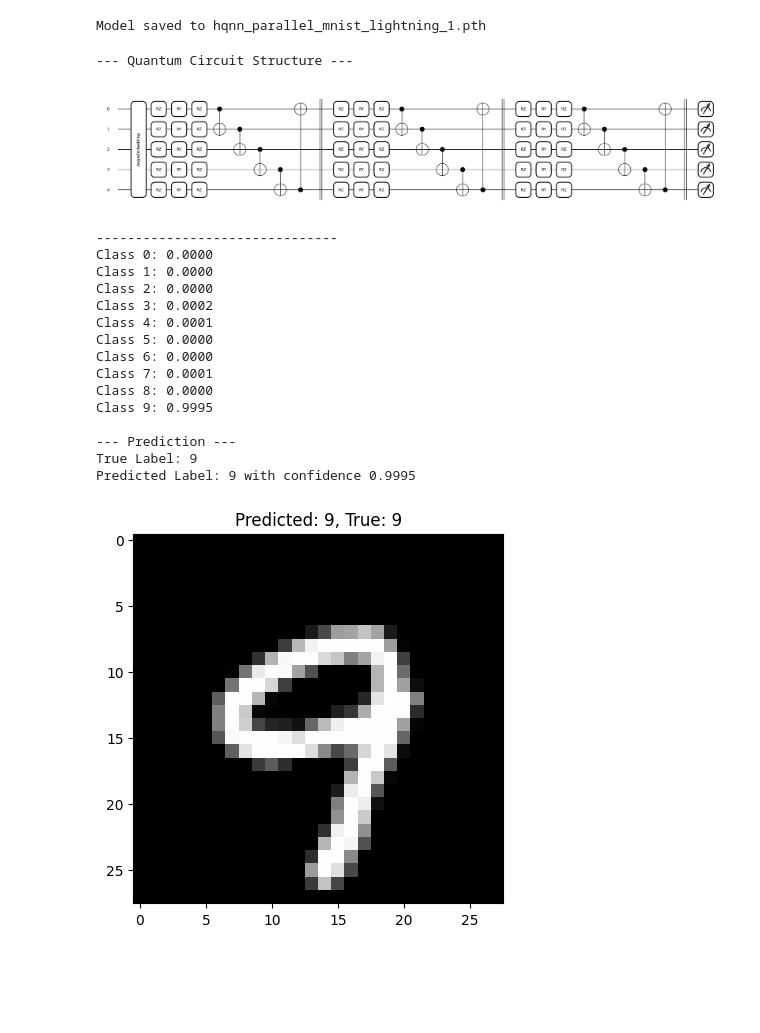
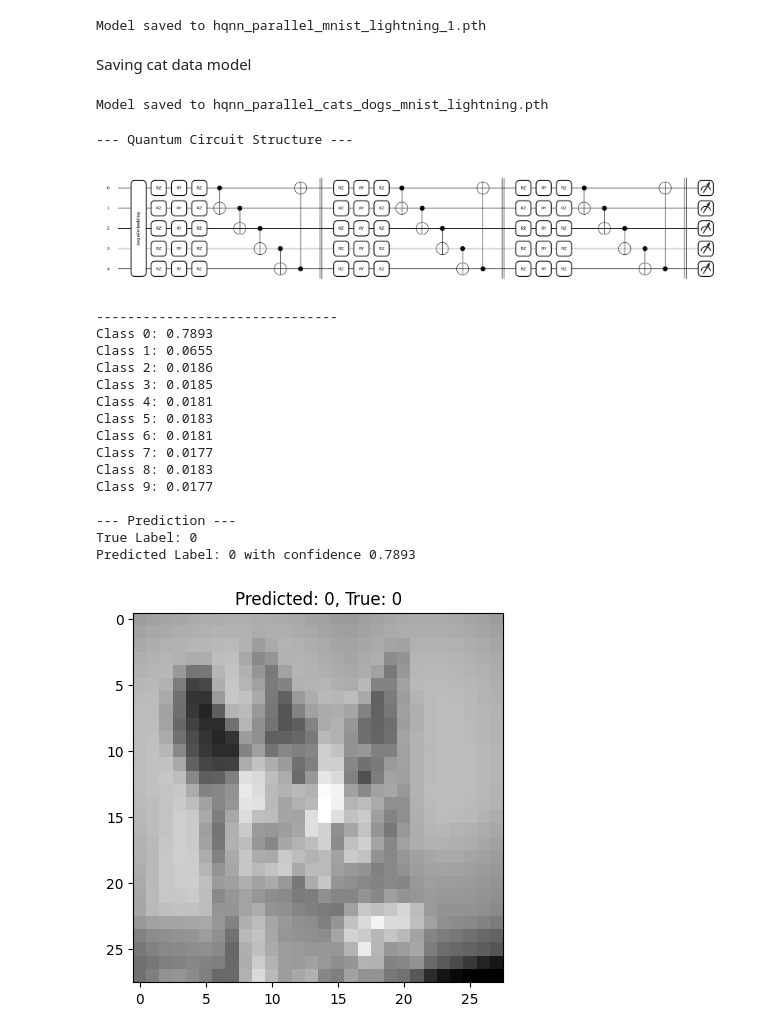
Before and after one commit to pk-2004/quantum-classification, a Jupyter notebook: HQNN/HQNN-Parallel-local.ipynb, the cells around one changed output. Saved outputs shown, nothing was run; the diff lists cells and outputs as text; code cells hidden in the pictures; blank space fills up the shorter version.

Commit message:
attempt to use cat and dog dataset

```diff
--- a/HQNN/HQNN-Parallel-local.ipynb
+++ b/HQNN/HQNN-Parallel-local.ipynb
@@ -648,0 +706,29 @@ Finished Training
+# %%
+transform = transforms.Compose([
+    transforms.Grayscale(num_output_channels=1),  # Force grayscale
+    transforms.Resize((28, 28)),                  # Resize to MNIST dimensions
+    transforms.ToTensor(),                        # Convert to tensor
+])
+catdog_dataset = datasets.ImageFolder(
+    root="./data/cats_dogs_mnist",  # or the correct absolute path
+    transform=transform
+)
+hqnn_model = HQNNParallel(
+    n_circuits = c,
+    n_qubits = q,
+    depth = depth,
+    device = 'lightning.qubit'
+)
+
+# Optional: stratified train/test split
+from torch.utils.data import random_split
+train_size = int(0.8 * len(catdog_dataset))
+test_size = len(catdog_dataset) - train_size
+train_dataset, test_dataset = random_split(catdog_dataset, [train_size, test_size])
+
+dataset_portion = 0.1
+
+train_dataset = torch.utils.data.Subset(train_dataset, range(int(len(train_dataset) * dataset_portion)))
+test_dataset = torch.utils.data.Subset(test_dataset, range(int(len(test_dataset) * dataset_portion)))
+
+trained_model = train_model(hqnn_model, train_dataset, test_dataset, epochs=5, batch_size=64, plot=True)
@@ -663,6 +795,25 @@ while os.path.exists(filename):
 print(f"Model saved to {filename}")
 # %% [output]
 Model saved to hqnn_parallel_mnist_lightning_1.pth
+# %% [markdown]
+Saving cat data model
+# %%
+import os
+
+# Find a unique filename to avoid overwriting existing models
+base = 'hqnn_parallel_cats_dogs_mnist_lightning'
+ext = '.pth'
+filename = base + ext
+counter = 1
+while os.path.exists(filename):
+    filename = f"{base}_{counter}{ext}"
+    counter += 1
+
+# Save the model to a unique file
+torch.save(trained_model.state_dict(), filename)
+print(f"Model saved to {filename}")
+# %% [output]
+Model saved to hqnn_parallel_cats_dogs_mnist_lightning.pth
 # %%
 def load_model(filepath):
     state_dict = torch.load(filepath)
@@ -680,39 +831,39 @@ def load_model(filepath):
 # %%
 import random
 
 # 4. Test prediction on a single image
 # Load the model from file
-model_from_path = load_model('hqnn_parallel_mnist_lightning.pth')
+model_from_path = load_model('hqnn_parallel_cats_dogs_mnist_lightning.pth')
 
 # Select a random image from the test dataset
 random_idx = random.randint(0, len(test_dataset) - 1)
 img, label = test_dataset[random_idx]
 img_batch = img.unsqueeze(0)  # Add batch dimension
 
 predicted, confidence = predict_image(model_from_path, img_batch)
 print(f"\n--- Prediction ---")
 print(f"True Label: {label}")
 print(f"Predicted Label: {predicted} with confidence {confidence:.4f}")
 
 plt.imshow(img.squeeze(), cmap='gray')
 plt.title(f"Predicted: {predicted}, True: {label}")
 plt.show()
 # %% [output]
 --- Quantum Circuit Structure ---
 [figure]
 -------------------------------
-Class 0: 0.0000
-Class 1: 0.0000
-Class 2: 0.0000
-Class 3: 0.0002
-Class 4: 0.0001
-Class 5: 0.0000
-Class 6: 0.0000
-Class 7: 0.0001
-Class 8: 0.0000
-Class 9: 0.9995
+Class 0: 0.7893
+Class 1: 0.0655
+Class 2: 0.0186
+Class 3: 0.0185
+Class 4: 0.0181
+Class 5: 0.0183
+Class 6: 0.0181
+Class 7: 0.0177
+Class 8: 0.0183
+Class 9: 0.0177
 
 --- Prediction ---
-True Label: 9
-Predicted Label: 9 with confidence 0.9995
+True Label: 0
+Predicted Label: 0 with confidence 0.7893
-[figure, old version]
+[figure, new version]
```
Also changed, not shown: parts of 5 cells of this notebook, 1 other file.
